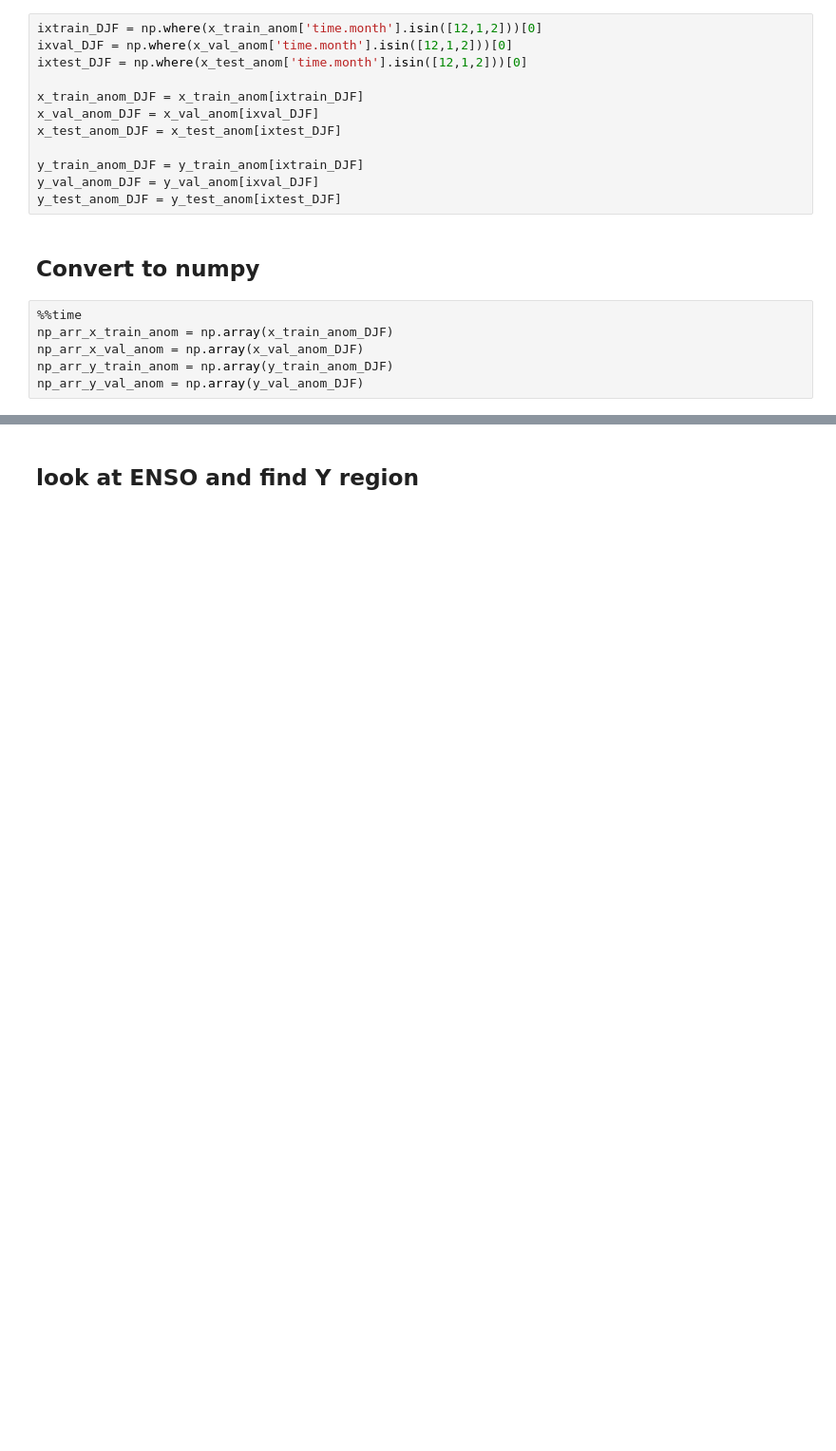
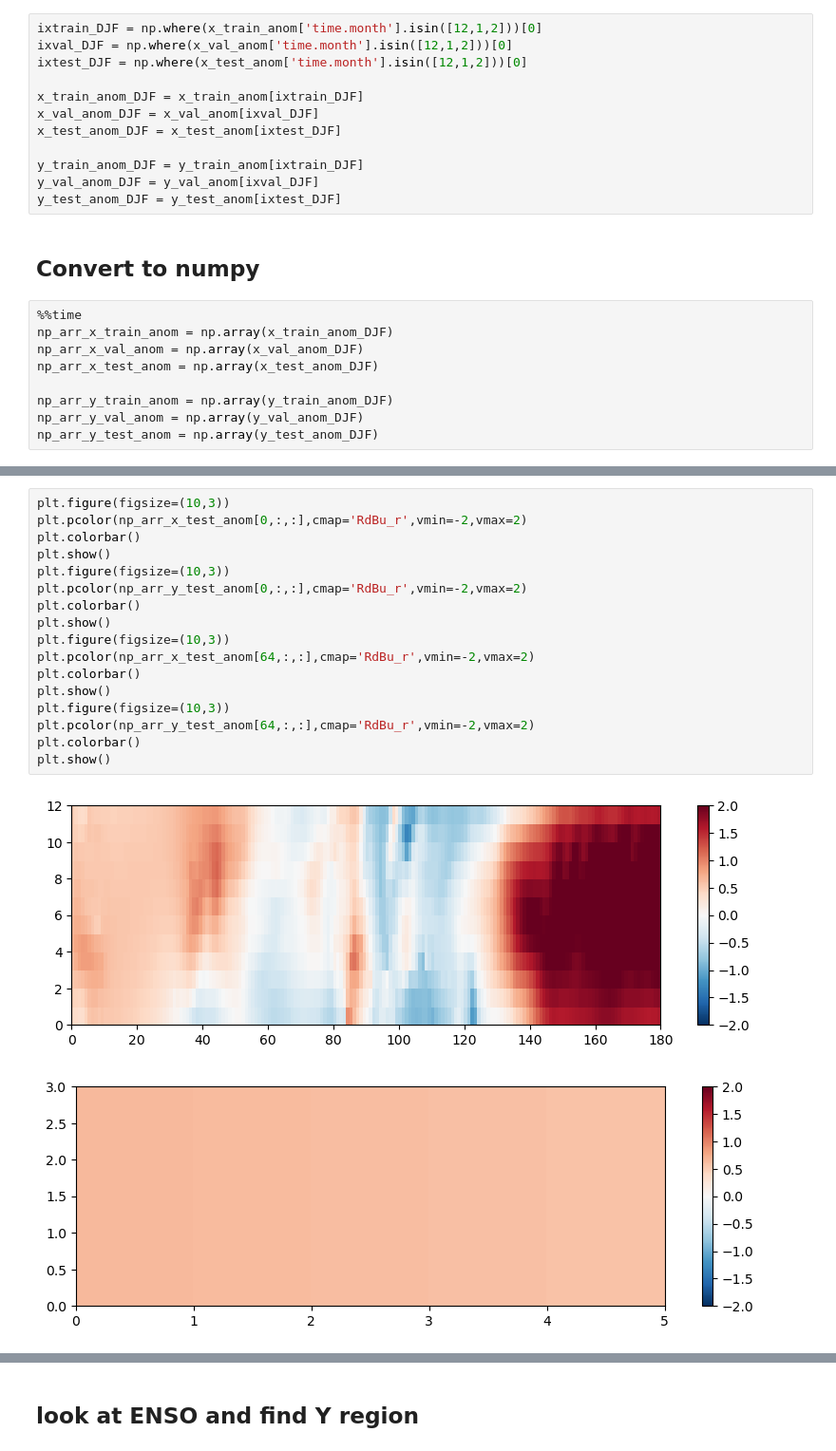
Before and after one commit to WillyChap/ViT_XAI, a Jupyter notebook: Models/LRP_ENSO_Will.ipynb, the cells around one changed output, grey strips where cells are left out. Shown: that part at 95% size. Saved outputs shown, nothing was run; the diff lists cells and outputs as text; blank space fills up the shorter version.

```diff
--- a/Models/LRP_ENSO.ipynb
+++ b/Models/LRP_ENSO_Will.ipynb
@@ -270,6 +276,9 @@ y_test_anom_DJF = y_test_anom[ixtest_DJF]
 %%time
 np_arr_x_train_anom = np.array(x_train_anom_DJF)
 np_arr_x_val_anom = np.array(x_val_anom_DJF)
+np_arr_x_test_anom = np.array(x_test_anom_DJF)
+
 np_arr_y_train_anom = np.array(y_train_anom_DJF)
 np_arr_y_val_anom = np.array(y_val_anom_DJF)
+np_arr_y_test_anom = np.array(y_test_anom_DJF)
 # %% [output]
@@ -277,0 +287,20 @@ Wall time: 98.2 ms
+# %%
+plt.figure(figsize=(10,3))
+plt.pcolor(np_arr_x_test_anom[0,:,:],cmap='RdBu_r',vmin=-2,vmax=2)
+plt.colorbar()
+plt.show()
+plt.figure(figsize=(10,3))
+plt.pcolor(np_arr_y_test_anom[0,:,:],cmap='RdBu_r',vmin=-2,vmax=2)
+plt.colorbar()
+plt.show()
+plt.figure(figsize=(10,3))
+plt.pcolor(np_arr_x_test_anom[64,:,:],cmap='RdBu_r',vmin=-2,vmax=2)
+plt.colorbar()
+plt.show()
+plt.figure(figsize=(10,3))
+plt.pcolor(np_arr_y_test_anom[64,:,:],cmap='RdBu_r',vmin=-2,vmax=2)
+plt.colorbar()
+plt.show()
+# %% [output]
+[figure, added]
+[figure, added]
```
Also changed, not shown: parts of 12 cells of this notebook, 2 other files.
